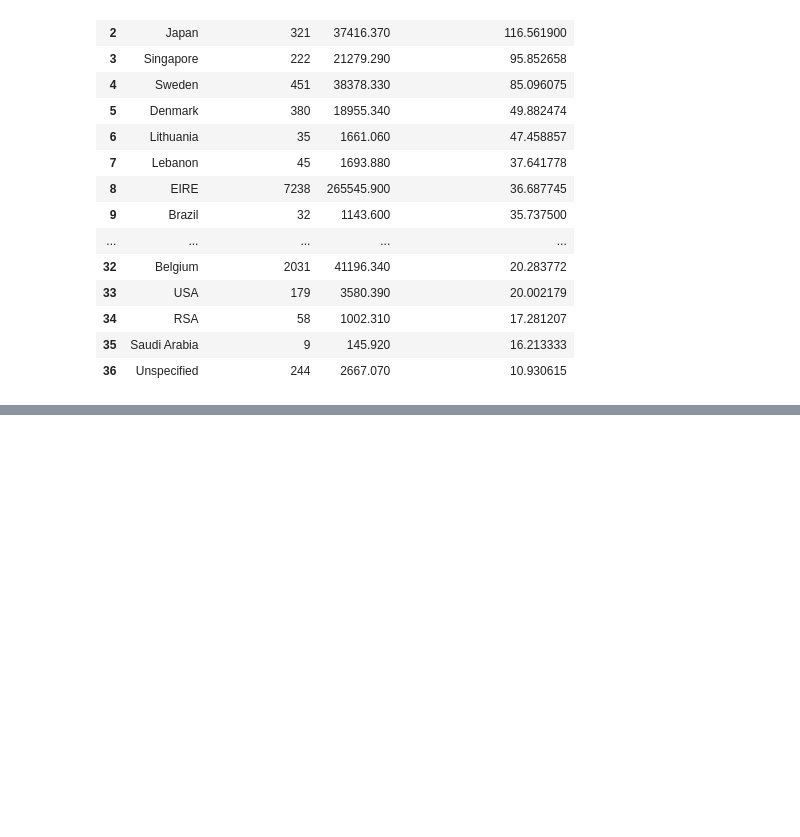
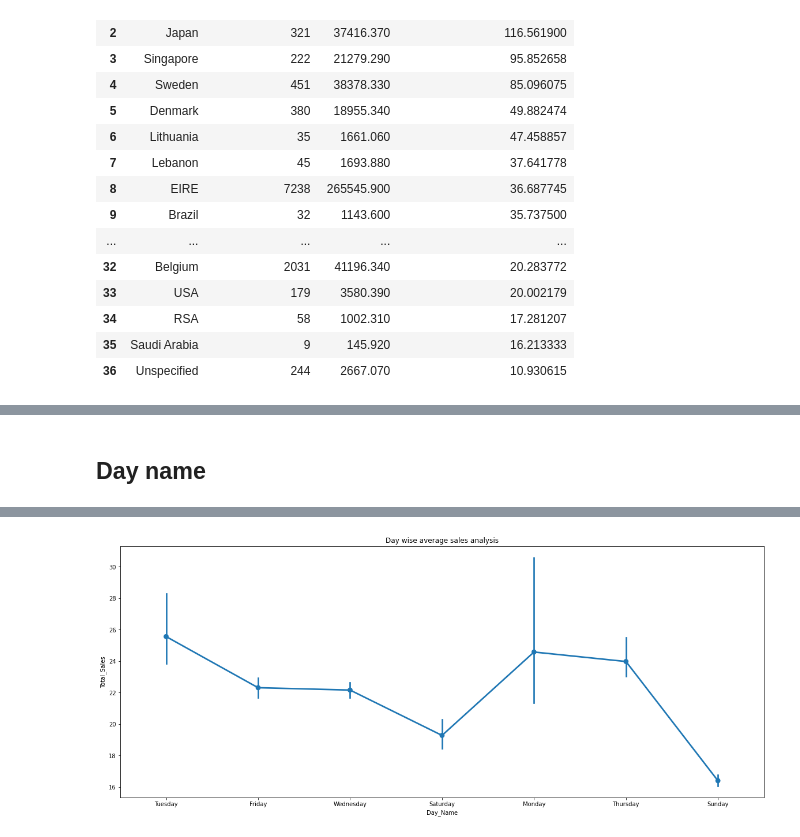
Before and after one commit to Rochakr4/Online-Retail-Customer-Segmentation, a Jupyter notebook: Online_Retail_Customer_Segmentation_Capstone_Project.ipynb, the cells around one changed output, grey strips where cells are left out. Cells and saved outputs as stored; diff of their text form; code cells hidden in the pictures; blank space fills up the shorter version.

```diff
--- a/Online_Retail_Customer_Segmentation_Capstone_Project.ipynb
+++ b/Online_Retail_Customer_Segmentation_Capstone_Project.ipynb
@@ -282,0 +317,15 @@ px.bar(data_frame=temp_df.sort_values(by='Total sales to customer ratio',ascendi
+# %% [markdown]
+## Day name
+# %%
+#Day wise average sales analysis
+fig,ax=plt.subplots(figsize=(20,8))
+sns.pointplot(data=df,x='Day_Name',y='Total_Sales')
+ax.set(title='Day wise average sales analysis')
+#Day wise total sales
+temp_bar=px.bar(data_frame=pd.concat([df.groupby('Day_Name')['CustomerID'].count(),
+                                      df.groupby('Day_Name')['Total_Sales'].sum()], axis=1).rename(columns = {'CustomerID':'No. of customers'}).reindex(['Monday','Tuesday','Wednesday','Thursday','Friday','Saturday','Sunday']).reset_index(),
+                y=['Total_Sales','No. of customers'],
+                x='Day_Name',
+                title='Day wise total sales and no. of customer visit')
+temp_bar.show()
+# %% [output]
@@ -282,0 +333 @@ px.bar(data_frame=temp_df.sort_values(by='Total sales to customer ratio',ascendi
+[figure, added]
```
Also changed, not shown: parts of 18 cells of this notebook.
